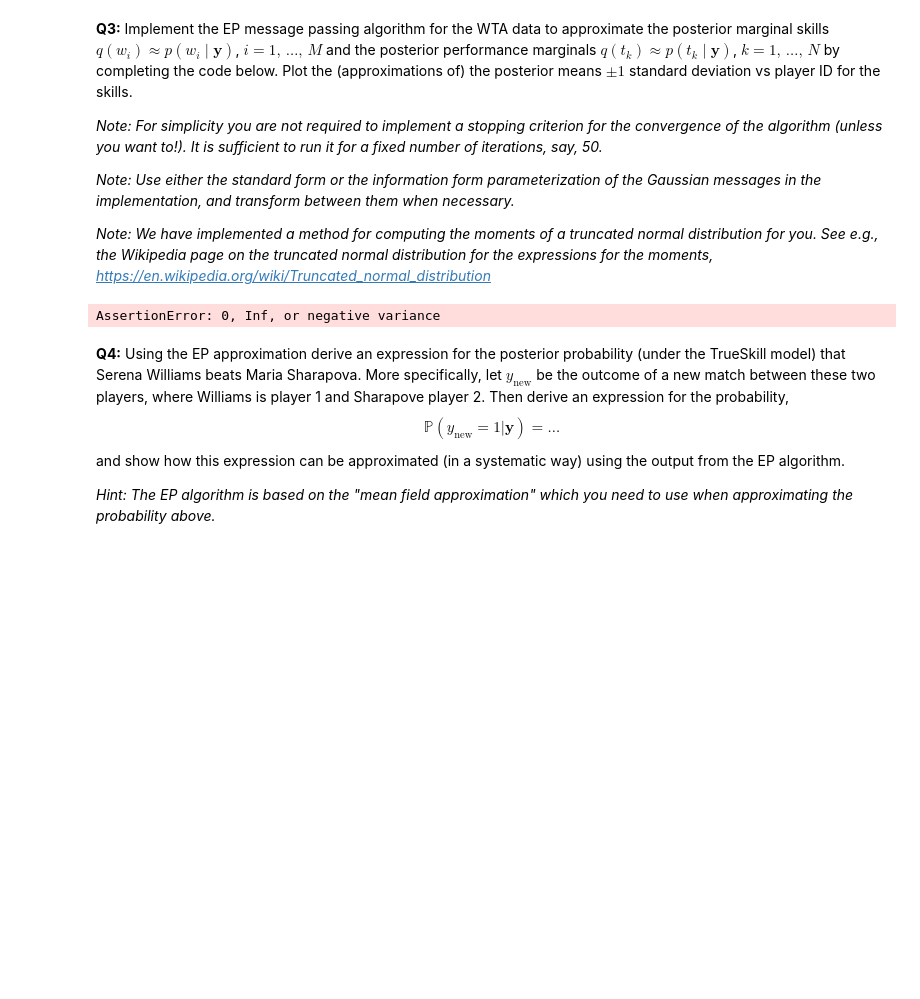
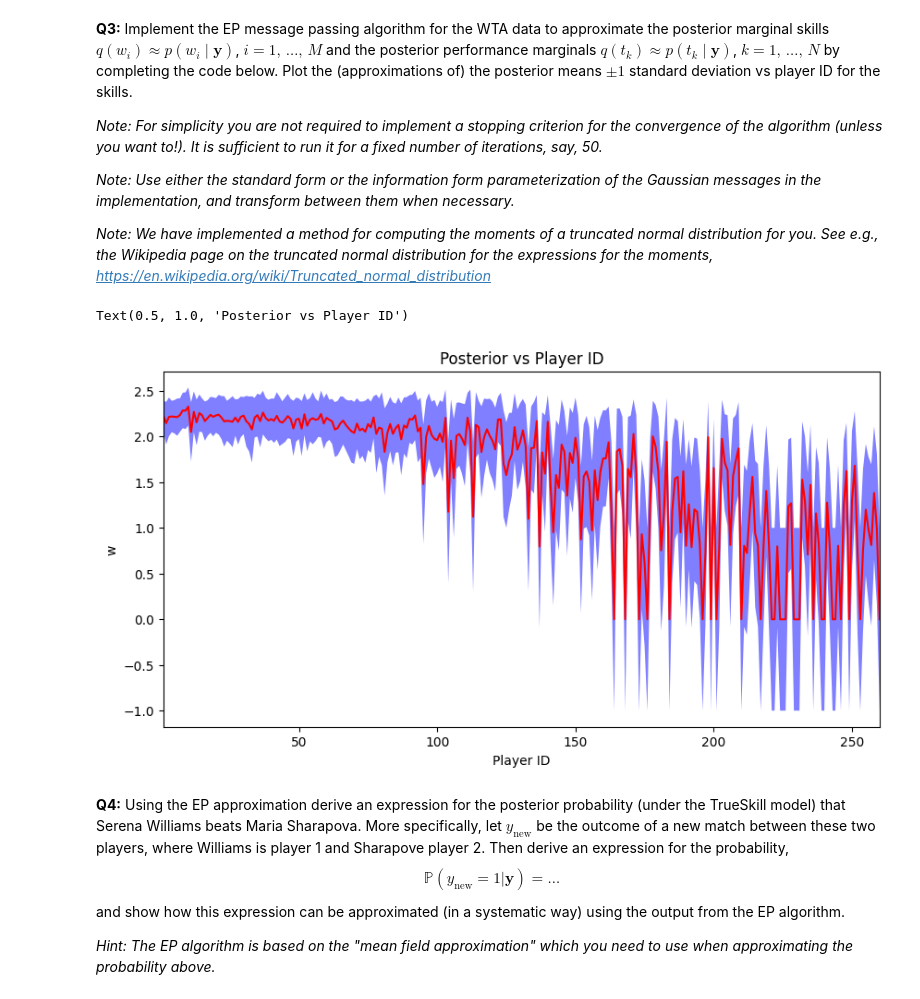
Before and after one commit to Arty-Facts/wasp_graphical_models_bayesian_learning_and_statistical_relational_learning_2023, a Jupyter notebook: project/module2/hand_in_ranking.ipynb, the cells around one changed output. Cells and saved outputs as stored; diff of their text form; code cells hidden in the pictures; blank space fills up the shorter version.

```diff
--- a/project/module2/hand_in_ranking.ipynb
+++ b/project/module2/hand_in_ranking.ipynb
@@ -235,7 +235,8 @@ def switch_gaussian_parameterization(mu_or_nu, sigma2_or_lambda):
     # can be used both ways:
     #   mu = nu/lambda       nu = mu/sigma2
     #   sigma2 = 1/lambda    lambda = 1/sigma2
-    assert (sigma2_or_lambda > 0).all(), "0, Inf, or negative variance"
+    assert (sigma2_or_lambda >= 0).all(), "Inf, or negative variance"
+    assert (sigma2_or_lambda > 0).all(), "0"
     return mu_or_nu/sigma2_or_lambda, 1/sigma2_or_lambda
 
 def get_truncated_params(mu, sigma2):
@@ -324,38 +325,39 @@ for tau in tqdm(range(N_ITER_EP)):
     m_t2g_lambda = q_t_lambda - m_g2t_lambda
 
 
     # STEP 6: Game to skill messages
     # Switch to standard form to carry out convolution
     m_t2g_mu, m_t2g_sigma2 = switch_gaussian_parameterization(m_t2g_nu, m_t2g_lambda)
 
     m_g2w_mu = np.zeros((N, 2))
     m_g2w_sigma2 = np.zeros((N, 2))
 
     for g, (i, j) in enumerate(zip(I_k, J_k)):
-        m_g2w_mu[g, 0] = m_t2g_mu[g] + m_t2g_mu[j]
-        m_g2w_sigma2[g, 0] = GAME_VARIANCE + m_t2g_sigma2[g] + m_t2g_sigma2[j]
-        m_g2w_mu[g, 1] = m_t2g_mu[g] + m_t2g_mu[i]
-        m_g2w_sigma2[g, 1] = GAME_VARIANCE + m_t2g_sigma2[g] + m_t2g_sigma2[i]
+        m_g2w_mu[g, 0] = q_t_mu[g] + m_t2g_mu[j]
+        m_g2w_sigma2[g, 0] = GAME_VARIANCE + q_t_sigma2[g] + m_t2g_sigma2[j]
+        m_g2w_mu[g, 1] = q_t_mu[g] + m_t2g_mu[i]
+        m_g2w_sigma2[g, 1] = GAME_VARIANCE + q_t_sigma2[g] + m_t2g_sigma2[i]
     # Convert to information form for the next iteration
     m_g2w_nu, m_g2w_lambda = switch_gaussian_parameterization(m_g2w_mu, m_g2w_sigma2)
 
 
 # Compute skill marginals on standard form
 q_w_mu, q_w_sigma2 = switch_gaussian_parameterization(q_w_nu, q_w_lambda)
 q_w_sigma = np.sqrt(q_w_sigma2)
 
 # Plot posterior
 fig, ax = plt.subplots(nrows=1, ncols=1, figsize=(10,5))
 player_index = np.arange(M) +1
 ax.fill_between(player_index, q_w_mu - q_w_sigma, q_w_mu + q_w_sigma,
         facecolor="blue", alpha=0.5)
 ax.plot(player_index, q_w_mu, c="red")
 ax.set_xlabel("Player ID")
 ax.set_xlim(1, M)
 ax.set_ylabel("w")
 ax.set_title("Posterior vs Player ID")
 # %% [output]
-AssertionError: 0, Inf, or negative variance
+Text(0.5, 1.0, 'Posterior vs Player ID')
+[figure, added]
 # %% [markdown]
 **Q4:**  Using the EP approximation derive an expression for the posterior probability (under the TrueSkill model) that Serena Williams beats Maria Sharapova. More specifically, let $y_\text{new}$ be the outcome of a new match between these two players, where Williams is player 1 and Sharapove player 2. Then derive an expression for the probability,
 $$
```
Also changed, not shown: parts of 3 cells of this notebook.
